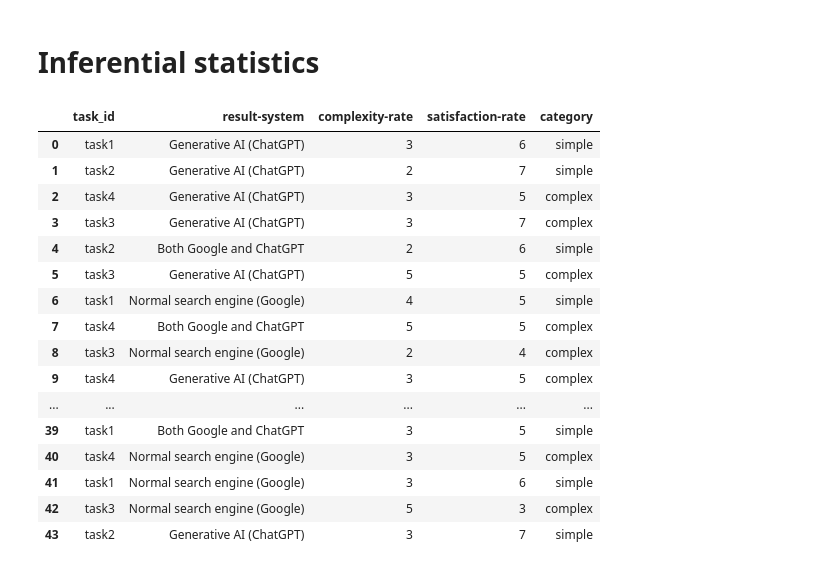
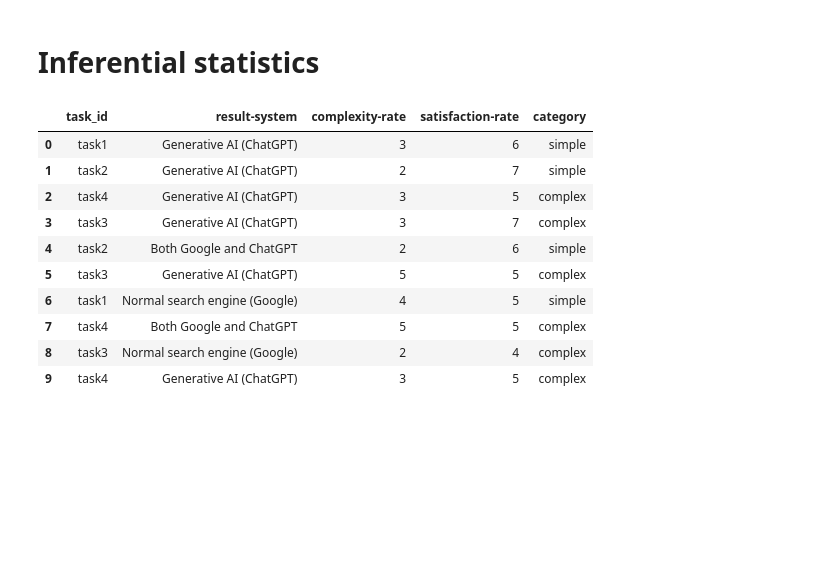
Before and after one commit to nguyetha79/FIRSURVEY-Data-Analysis, a Jupyter notebook: results.ipynb, the cells around one changed output. Cells and saved outputs as stored; diff of their text form; code cells hidden in the pictures; blank space fills up the shorter version.

```diff
--- a/results.ipynb
+++ b/results.ipynb
@@ -983,24 +963,18 @@ visualize_stackedbar(result_docs_page_viewed, 'doc_page_viewed')
 # %%
 new_posttasks_df = pd.merge(posttasks_df, tasks_df, on="task_id", how="inner")
 new_posttasks_df = new_posttasks_df[['task_id', 'result-system', 'complexity-rate', 'satisfaction-rate', 'category' ]]
-new_posttasks_df
+new_posttasks_df.head(10)
 # %% [output]
 |  | task_id | result-system | complexity-rate | satisfaction-rate | category |
 | 0 | task1 | Generative AI (ChatGPT) | 3 | 6 | simple |
 | 1 | task2 | Generative AI (ChatGPT) | 2 | 7 | simple |
 | 2 | task4 | Generative AI (ChatGPT) | 3 | 5 | complex |
 | 3 | task3 | Generative AI (ChatGPT) | 3 | 7 | complex |
 | 4 | task2 | Both Google and ChatGPT | 2 | 6 | simple |
 | 5 | task3 | Generative AI (ChatGPT) | 5 | 5 | complex |
 | 6 | task1 | Normal search engine (Google) | 4 | 5 | simple |
 | 7 | task4 | Both Google and ChatGPT | 5 | 5 | complex |
 | 8 | task3 | Normal search engine (Google) | 2 | 4 | complex |
 | 9 | task4 | Generative AI (ChatGPT) | 3 | 5 | complex |
-| ... | ... | ... | ... | ... | ... |
-| 39 | task1 | Both Google and ChatGPT | 3 | 5 | simple |
-| 40 | task4 | Normal search engine (Google) | 3 | 5 | complex |
-| 41 | task1 | Normal search engine (Google) | 3 | 6 | simple |
-| 42 | task3 | Normal search engine (Google) | 5 | 3 | complex |
-| 43 | task2 | Generative AI (ChatGPT) | 3 | 7 | simple |
 # %%
 h2_df = new_posttasks_df[['task_id', 'result-system', 'category']]
```
Also changed, not shown: parts of 41 cells of this notebook, 30 other files.
